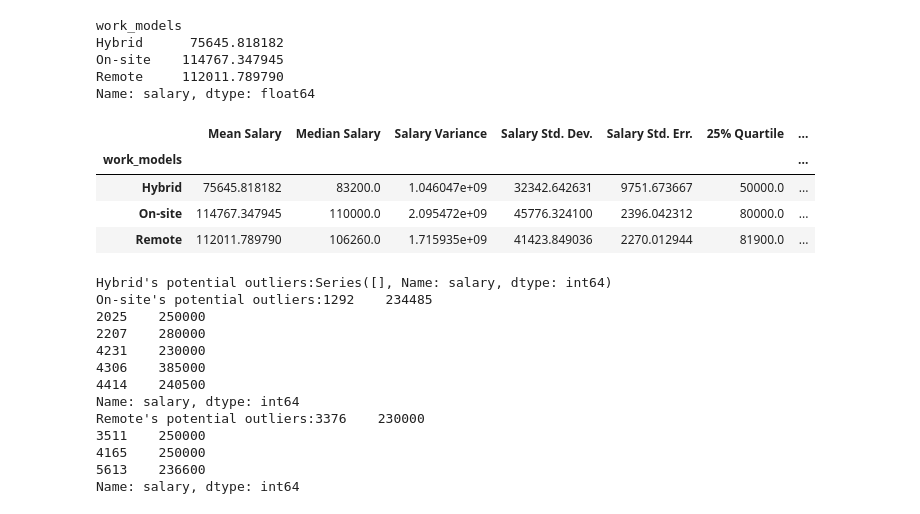
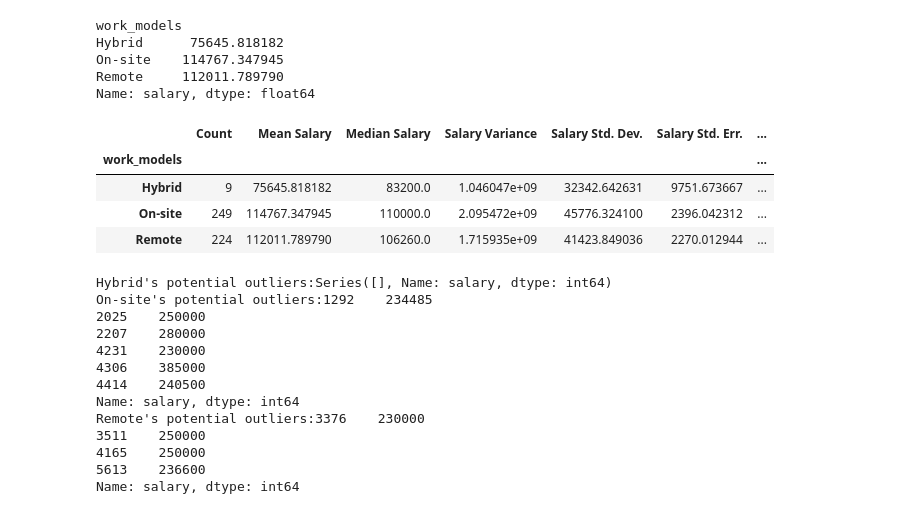
Before and after one commit to shemani2/Project1, a Jupyter notebook: Question_4/question4.ipynb, the cells around one changed output. Saved outputs shown, nothing was run; the diff lists cells and outputs as text; code cells hidden in the pictures.

```diff
--- a/Question_4/question4.ipynb
+++ b/Question_4/question4.ipynb
@@ -355,31 +357,33 @@ Remote     112011.789790
 Name: salary, dtype: float64
 # %%
 # Data Analyst Work Model
+count = data_analyst_df['salary'].groupby(data_analyst_df['work_models']).nunique()
 mean = data_analyst_df['salary'].groupby(data_analyst_df['work_models']).mean()
 median = data_analyst_df['salary'].groupby(data_analyst_df['work_models']).median()
 var = data_analyst_df['salary'].groupby(data_analyst_df['work_models']).var()
 std = data_analyst_df['salary'].groupby(data_analyst_df['work_models']).std()
 sem = data_analyst_df['salary'].groupby(data_analyst_df['work_models']).sem()
 q1 = data_analyst_df['salary'].groupby(data_analyst_df['work_models']).quantile(0.25)
 q3 = data_analyst_df['salary'].groupby(data_analyst_df['work_models']).quantile(0.75)
 # Use groupby and summary statistical methods to calculate the following properties of each work models
 # mean, median, variance, standard deviation, and SEM of the salary
 # Assemble the resulting series into a single summary DataFrame.
-da_summary_stat = pd.DataFrame({"Mean Salary": mean,
+da_summary_stat = pd.DataFrame({"Count": count,
+                                "Mean Salary": mean,
                              "Median Salary": median,
                              "Salary Variance": var,
                              "Salary Std. Dev.": std,
                              "Salary Std. Err.": sem,
                              "25% Quartile": q1,
                              "75% Quartille": q3})
 
 da_summary_stat
 # %% [output]
-|  | Mean Salary | Median Salary | Salary Variance | Salary Std. Dev. | Salary Std. Err. | 25% Quartile | ... |
+|  | Count | Mean Salary | Median Salary | Salary Variance | Salary Std. Dev. | Salary Std. Err. | ... |
 | work_models |  |  |  |  |  |  | ... |
-| Hybrid | 75645.818182 | 83200.0 | 1.046047e+09 | 32342.642631 | 9751.673667 | 50000.0 | ... |
-| On-site | 114767.347945 | 110000.0 | 2.095472e+09 | 45776.324100 | 2396.042312 | 80000.0 | ... |
-| Remote | 112011.789790 | 106260.0 | 1.715935e+09 | 41423.849036 | 2270.012944 | 81900.0 | ... |
+| Hybrid | 9 | 75645.818182 | 83200.0 | 1.046047e+09 | 32342.642631 | 9751.673667 | ... |
+| On-site | 249 | 114767.347945 | 110000.0 | 2.095472e+09 | 45776.324100 | 2396.042312 | ... |
+| Remote | 224 | 112011.789790 | 106260.0 | 1.715935e+09 | 41423.849036 | 2270.012944 | ... |
 # %%
 def outliers(models):
     # Filter the DataFrame based on the models
```
Also changed, not shown: parts of 4 cells of this notebook.
